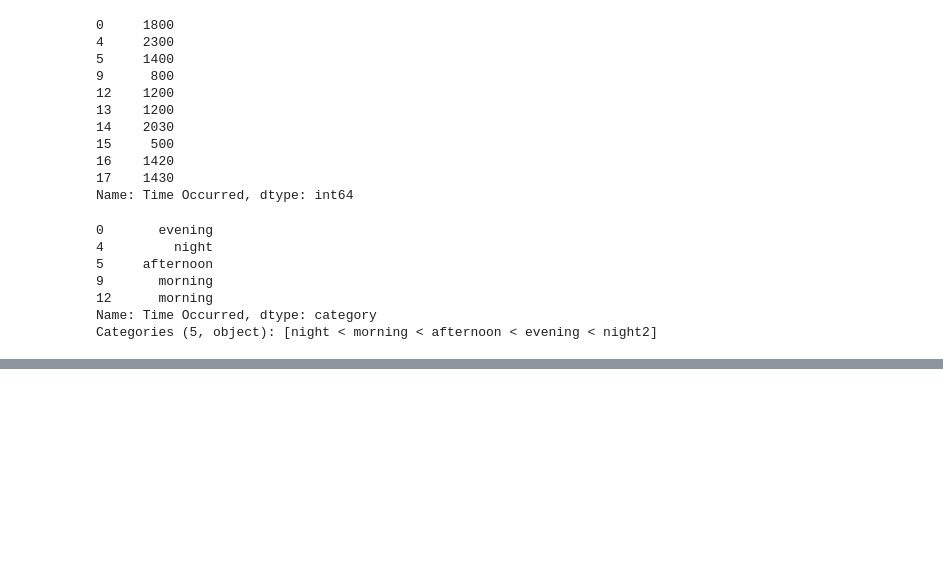
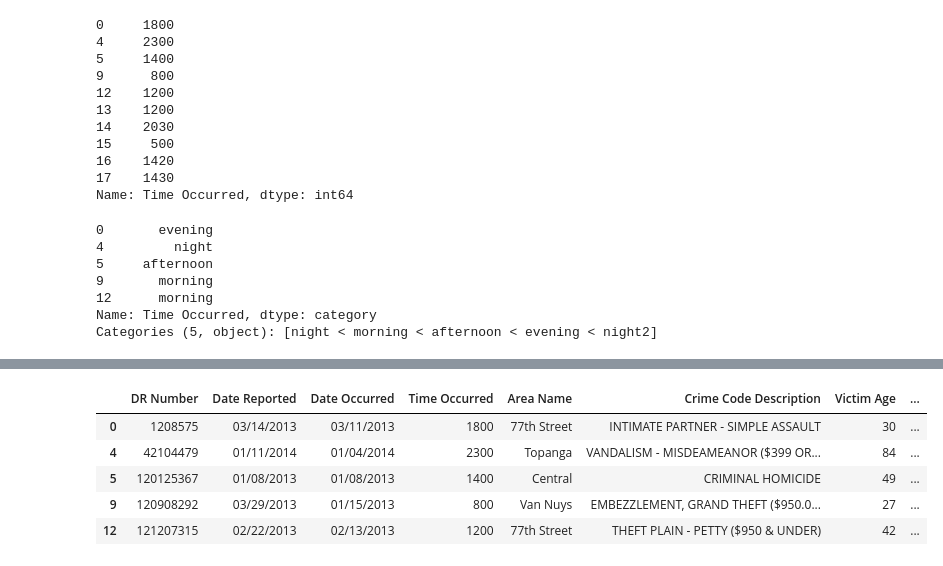
Before and after one commit to enderstorm/crime-prediction, a Jupyter notebook: clean.ipynb, the cells around one changed output, grey strips where cells are left out. Saved outputs shown, nothing was run; the diff lists cells and outputs as text; code cells hidden in the pictures; blank space fills up the shorter version.

```diff
--- a/clean.ipynb
+++ b/clean.ipynb
@@ -109,0 +227,13 @@ pd.get_dummies(df_victims_only, columns=['Area Name', 'Crime Code Description',
+# %%
+# Victim age z float do int
+a = df_victims_only["Victim Age"].astype(int).copy()
+df_victims_only["Victim Age"] = a
+# %%
+df_victims_only.head()
+# %% [output]
+|  | DR Number | Date Reported | Date Occurred | Time Occurred | Area Name | Crime Code Description | Victim Age | ... |
+| 0 | 1208575 | 03/14/2013 | 03/11/2013 | 1800 | 77th Street | INTIMATE PARTNER - SIMPLE ASSAULT | 30 | ... |
+| 4 | 42104479 | 01/11/2014 | 01/04/2014 | 2300 | Topanga | VANDALISM - MISDEAMEANOR ($399 OR... | 84 | ... |
+| 5 | 120125367 | 01/08/2013 | 01/08/2013 | 1400 | Central | CRIMINAL HOMICIDE | 49 | ... |
+| 9 | 120908292 | 03/29/2013 | 01/15/2013 | 800 | Van Nuys | EMBEZZLEMENT, GRAND THEFT ($950.0... | 27 | ... |
+| 12 | 121207315 | 02/22/2013 | 02/13/2013 | 1200 | 77th Street | THEFT PLAIN - PETTY ($950 & UNDER) | 42 | ... |
```
Also changed, not shown: parts of 11 cells of this notebook, 2 other files.
